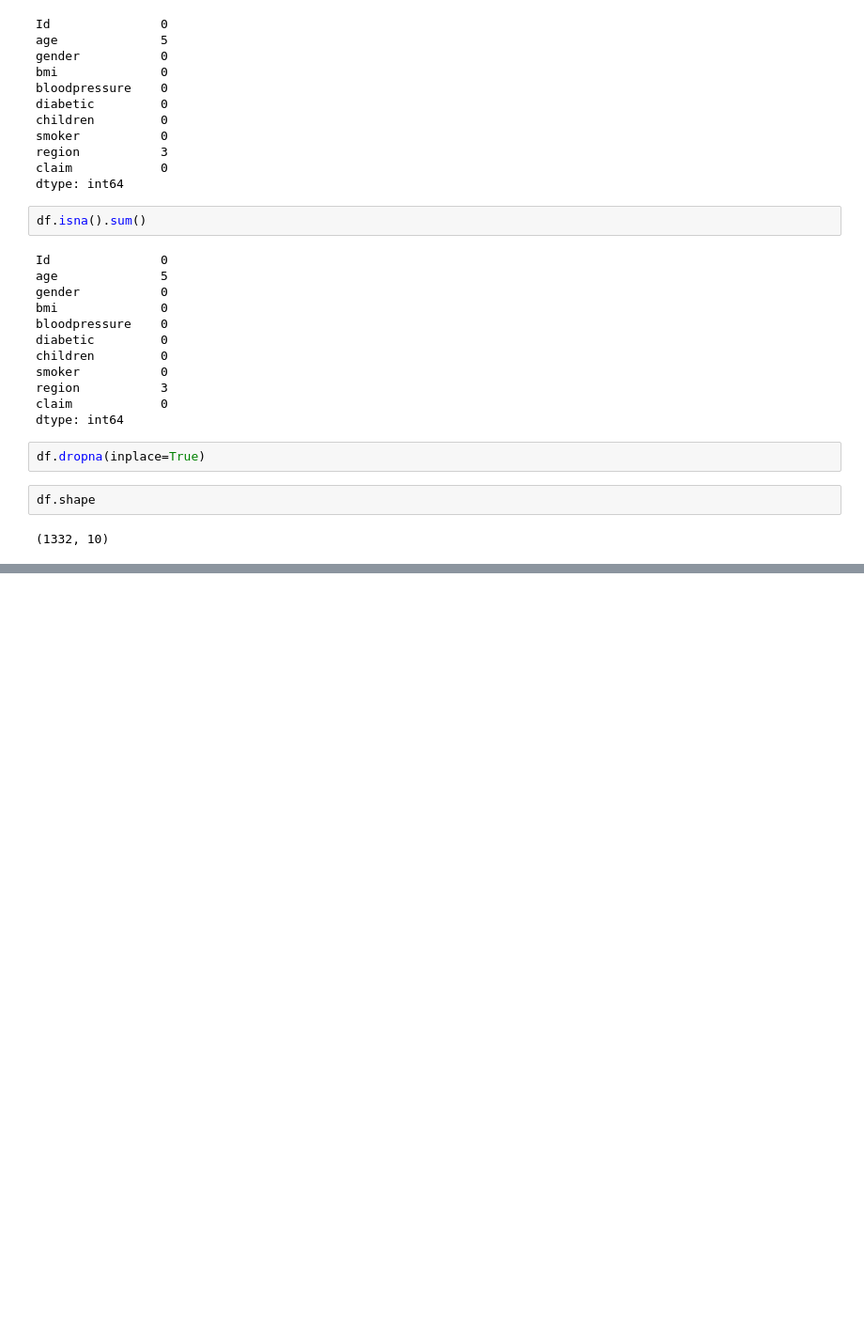
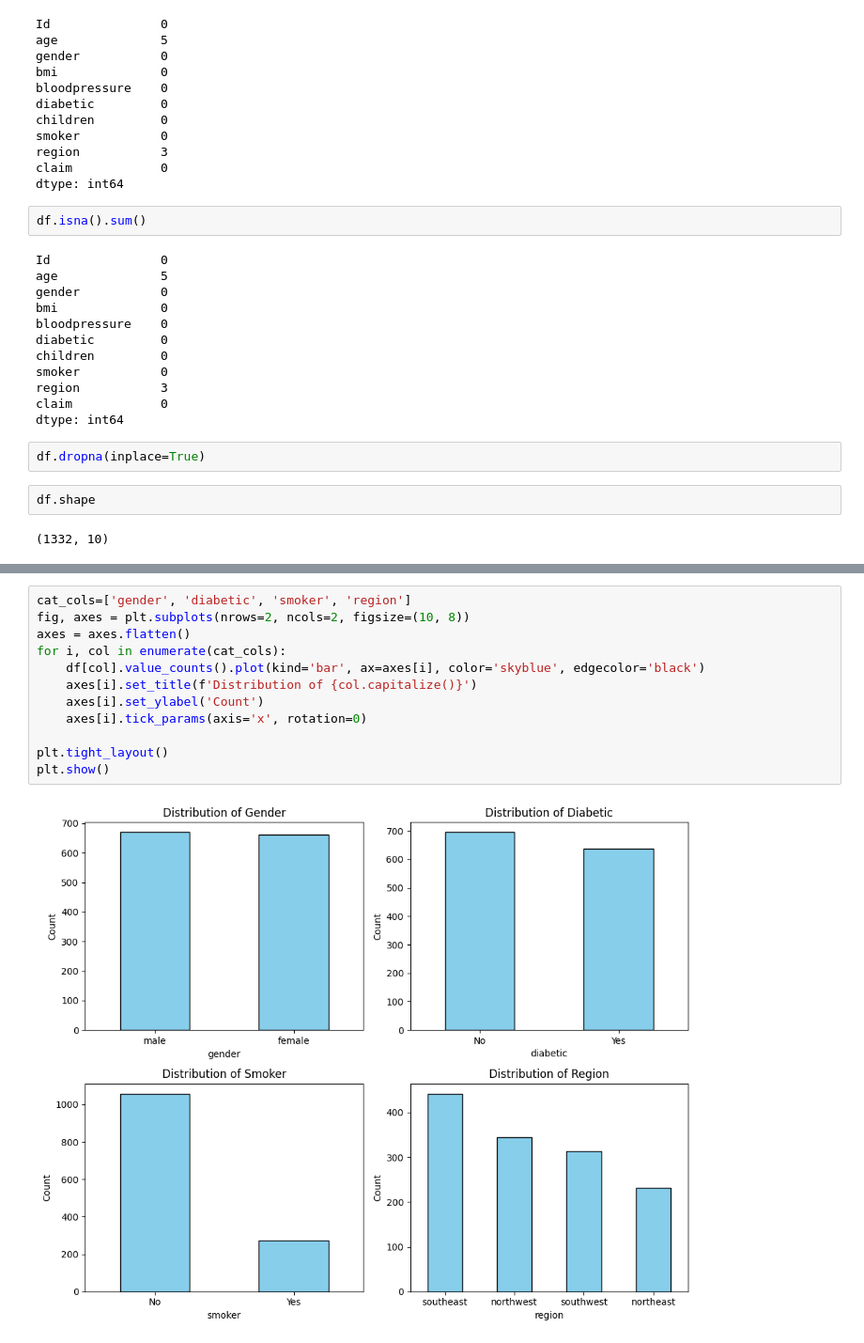
Before and after one commit to nayeem29dse/Predicting-Health-Insurance-Costs-with-streamlit-deployment, a Jupyter notebook: analysis.ipynb, the cells around one changed output, grey strips where cells are left out. Shown at 94% size. Drawn from its saved outputs; the diff is of its cells as text; blank space fills up the shorter version.

```diff
--- a/analysis.ipynb
+++ b/analysis.ipynb
@@ -68,0 +87,14 @@ df.shape
+# %%
+cat_cols=['gender', 'diabetic', 'smoker', 'region']
+fig, axes = plt.subplots(nrows=2, ncols=2, figsize=(10, 8))
+axes = axes.flatten()
+for i, col in enumerate(cat_cols):
+    df[col].value_counts().plot(kind='bar', ax=axes[i], color='skyblue', edgecolor='black')
+    axes[i].set_title(f'Distribution of {col.capitalize()}')
+    axes[i].set_ylabel('Count')
+    axes[i].tick_params(axis='x', rotation=0)
+
+plt.tight_layout()
+plt.show()
+# %% [output]
+[figure, added]
```
Also changed, not shown: parts of 4 cells of this notebook.
